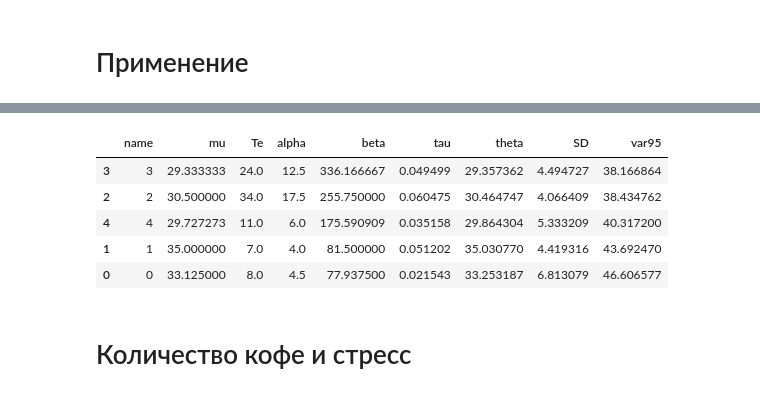
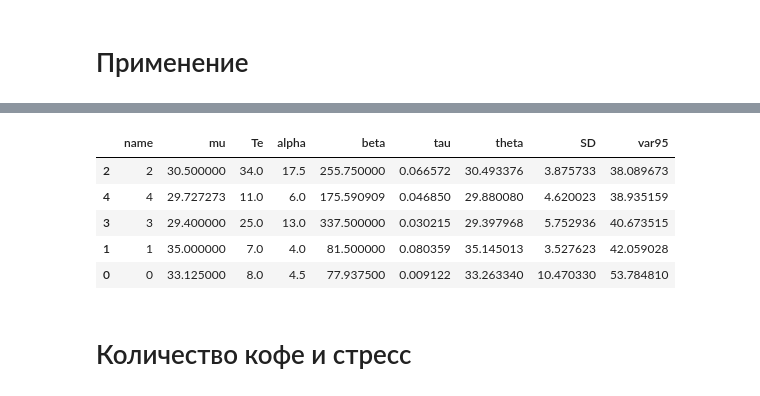
Before and after one commit to ksetdekov/trip_choice_optimizer, a Jupyter notebook: coffee-amount-optimization.ipynb, the cells around one changed output, grey strips where cells are left out. Saved outputs shown, nothing was run; the diff lists cells and outputs as text; code cells hidden in the pictures.

```diff
--- a/coffee-amount-optimization.ipynb
+++ b/coffee-amount-optimization.ipynb
@@ -219,7 +219,8 @@ events = {
     datetime(2025, 1, 31): (3, 26),
     datetime(2025, 2, 1): (2, 34),
     datetime(2025, 2, 2): (2, 29),
-    datetime(2025, 2, 3): (2, 32)
+    datetime(2025, 2, 3): (2, 32),
+    datetime(2025, 2, 4): (3, 31)
 
 }
 
@@ -233,9 +234,9 @@ cups.process_events(events, days=91)
 |  | name | mu | Te | alpha | beta | tau | theta | SD | var95 |
-| 3 | 3 | 29.333333 | 24.0 | 12.5 | 336.166667 | 0.049499 | 29.357362 | 4.494727 | 38.166864 |
-| 2 | 2 | 30.500000 | 34.0 | 17.5 | 255.750000 | 0.060475 | 30.464747 | 4.066409 | 38.434762 |
-| 4 | 4 | 29.727273 | 11.0 | 6.0 | 175.590909 | 0.035158 | 29.864304 | 5.333209 | 40.317200 |
-| 1 | 1 | 35.000000 | 7.0 | 4.0 | 81.500000 | 0.051202 | 35.030770 | 4.419316 | 43.692470 |
-| 0 | 0 | 33.125000 | 8.0 | 4.5 | 77.937500 | 0.021543 | 33.253187 | 6.813079 | 46.606577 |
+| 2 | 2 | 30.500000 | 34.0 | 17.5 | 255.750000 | 0.066572 | 30.493376 | 3.875733 | 38.089673 |
+| 4 | 4 | 29.727273 | 11.0 | 6.0 | 175.590909 | 0.046850 | 29.880080 | 4.620023 | 38.935159 |
+| 3 | 3 | 29.400000 | 25.0 | 13.0 | 337.500000 | 0.030215 | 29.397968 | 5.752936 | 40.673515 |
+| 1 | 1 | 35.000000 | 7.0 | 4.0 | 81.500000 | 0.080359 | 35.145013 | 3.527623 | 42.059028 |
+| 0 | 0 | 33.125000 | 8.0 | 4.5 | 77.937500 | 0.009122 | 33.263340 | 10.470330 | 53.784810 |
 # %% [markdown]
 # Количество кофе и стресс
 # %%
```
Also changed, not shown: parts of 5 cells of this notebook.
